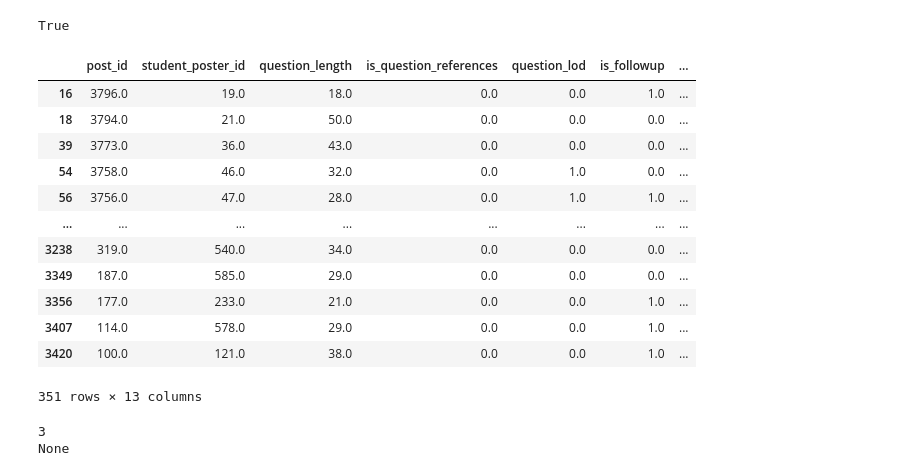
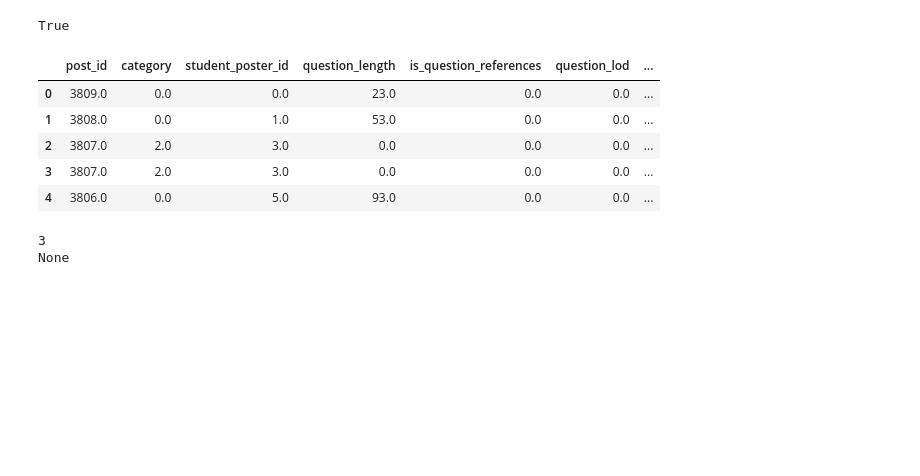
Before and after one commit to PiazzaBot/HelpfulResponses, a Jupyter notebook: data_processing.ipynb, the cells around one changed output. Drawn from its saved outputs; the diff is of its cells as text; code cells hidden in the pictures; blank space fills up the shorter version.

Commit message:
add category

```diff
--- a/data_processing.ipynb
+++ b/data_processing.ipynb
@@ -41,6 +41,9 @@ Post = Dict[str,Union[str, Union[str,int,List]]]
 # who the answer is coming from
 STUDENT, INSTRUCTOR, STUDENT_ENDORSED_ANSWERER = 0, 1, 2
 EPSILON = 1e-05
+
+# folder categories
+GENERAL, LECTURES, ASSIGNMENTS, TESTS = 0, 1, 2, 3
 # %%
 class MyHTMLParser(HTMLParser):
     """taken from: [1]"""
@@ -385,6 +388,21 @@ def answer_response_time(t1:str, t2:str) -> int:
         response_time = EPSILON
     return response_time
 
+def get_category(folder: str, folder_set: dict[str, int]) -> int:
+    """ For multi-categories just choose the 1st one.
+        Varies b/w classes.
+
+        :param folder: folder1,folder2, ...
+        :param folder_set: set of all folders
+
+        Precondition: folder should be part of folder_set
+
+    """
+    category = folder.split(',')[0]
+    if category not in folder_set:
+        assert(1 == 0)
+
+    return folder_set[category]
 
 
 
@@ -434,10 +452,13 @@ def add_answer(augmented_data:List[List], append_row:List, post_row:tuple, poste
         augmented_data.append(append_row)
 
     return increment_num_instances
+
+
+#'general,lecture'.split(',')
 # %%
 from math import isnan
 
-def augment_data(data: DataFrame) -> DataFrame:
+def augment_data(data: DataFrame, folder_set: dict[str, int]) -> DataFrame:
 
     augmented_data = []
 
@@ -448,6 +469,9 @@ def augment_data(data: DataFrame) -> DataFrame:
     for r in data.itertuples():
 
         new_row = [r.Index]
+        category = get_category(r.folders, folder_set)
+        new_row.append(category)
+
         if r.student_poster_name not in studentid_to_int:
             studentid_to_int[r.student_poster_name] = num_students
             num_students += 1
@@ -474,32 +498,26 @@ def augment_data(data: DataFrame) -> DataFrame:
 
 
     augmented_data = np.array(augmented_data)
-    augmented_df = pd.DataFrame(augmented_data, columns=['post_id', 'student_poster_id', 'question_length', 'is_question_references', 'question_lod', 'is_followup',
+    augmented_df = pd.DataFrame(augmented_data, columns=['post_id', 'category', 'student_poster_id', 'question_length', 'is_question_references', 'question_lod', 'is_followup',
     'answerer_id', 'answer_length', 'is_answer_references', 'answer_lod', 'response_time',  'reputation', 'is_helpful'])
 
     return augmented_df
 
 
+csc108_fall2021_categories = {'general': GENERAL, 'lecture': LECTURES, 'lab': ASSIGNMENTS , 'tests/exam': TESTS, 'utm/life/other': GENERAL, 'spatial': ASSIGNMENTS, 'pcrs': ASSIGNMENTS}
 
-augmented_df = augment_data(data)
+augmented_df = augment_data(data, csc108_fall2021_categories)
 #augmented_data[0].shape
 # %%
 augmented_df.head()
-augmented_df[augmented_df['response_time'] < 1]
+#augmented_df[augmented_df['response_time'] < 1]
 # %% [output]
-|  | post_id | student_poster_id | question_length | is_question_references | question_lod | is_followup | ... |
-| 16 | 3796.0 | 19.0 | 18.0 | 0.0 | 0.0 | 1.0 | ... |
-| 18 | 3794.0 | 21.0 | 50.0 | 0.0 | 0.0 | 0.0 | ... |
-| 39 | 3773.0 | 36.0 | 43.0 | 0.0 | 0.0 | 0.0 | ... |
-| 54 | 3758.0 | 46.0 | 32.0 | 0.0 | 1.0 | 0.0 | ... |
-| 56 | 3756.0 | 47.0 | 28.0 | 0.0 | 1.0 | 1.0 | ... |
-| ... | ... | ... | ... | ... | ... | ... | ... |
-| 3238 | 319.0 | 540.0 | 34.0 | 0.0 | 0.0 | 0.0 | ... |
-| 3349 | 187.0 | 585.0 | 29.0 | 0.0 | 0.0 | 0.0 | ... |
-| 3356 | 177.0 | 233.0 | 21.0 | 0.0 | 0.0 | 1.0 | ... |
-| 3407 | 114.0 | 578.0 | 29.0 | 0.0 | 0.0 | 1.0 | ... |
-| 3420 | 100.0 | 121.0 | 38.0 | 0.0 | 0.0 | 1.0 | ... |
+|  | post_id | category | student_poster_id | question_length | is_question_references | question_lod | ... |
+| 0 | 3809.0 | 0.0 | 0.0 | 23.0 | 0.0 | 0.0 | ... |
+| 1 | 3808.0 | 0.0 | 1.0 | 53.0 | 0.0 | 0.0 | ... |
+| 2 | 3807.0 | 2.0 | 3.0 | 0.0 | 0.0 | 0.0 | ... |
+| 3 | 3807.0 | 2.0 | 3.0 | 0.0 | 0.0 | 0.0 | ... |
+| 4 | 3806.0 | 0.0 | 5.0 | 93.0 | 0.0 | 0.0 | ... |
-351 rows × 13 columns
 # %%
 a = 0
 a += False
```
Also changed, not shown: 1 other file.
